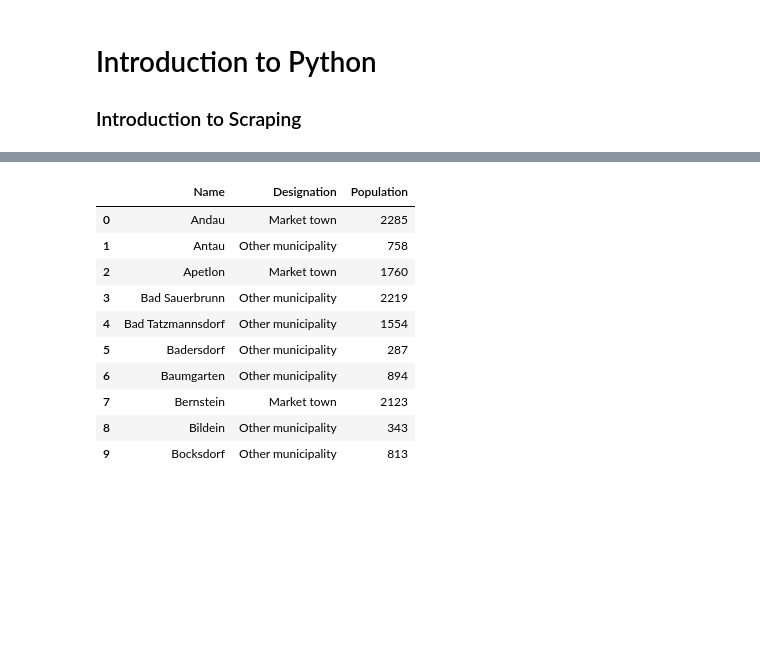
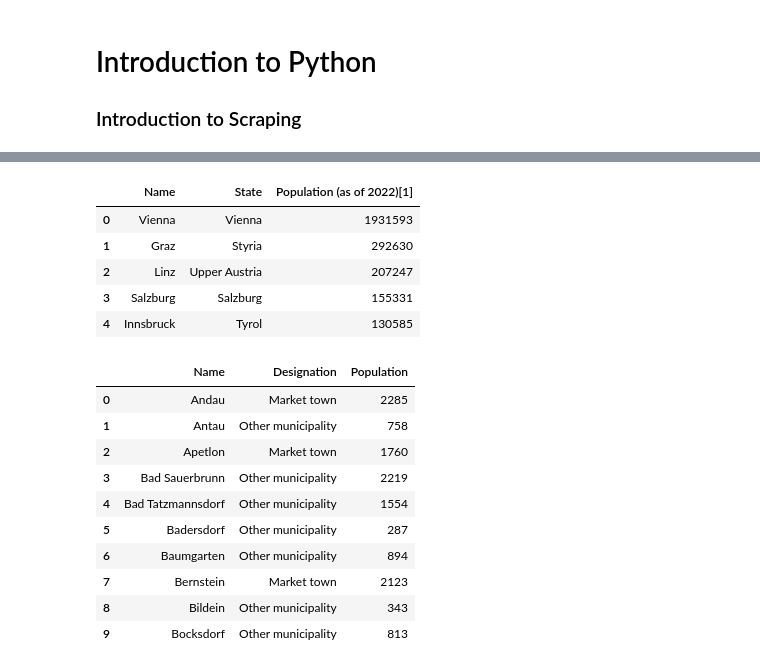
Before and after one commit to rsouza/Python_Course, a Jupyter notebook: Notebooks/Python_Tasks/13_Scraping.ipynb, the cells around one changed output, grey strips where cells are left out. Saved outputs shown, nothing was run; the diff lists cells and outputs as text; code cells hidden in the pictures; blank space fills up the shorter version.

```diff
--- a/Notebooks/Python_Tasks/13_Scraping.ipynb
+++ b/Notebooks/Python_Tasks/13_Scraping.ipynb
@@ -27,3 +33,12 @@ len(list_df_tables)
+# %%
+list_df_tables[0].head()
+# %% [output]
+|  | Name | State | Population (as of 2022)[1] |
+| 0 | Vienna | Vienna | 1931593 |
+| 1 | Graz | Styria | 292630 |
+| 2 | Linz | Upper Austria | 207247 |
+| 3 | Salzburg | Salzburg | 155331 |
+| 4 | Innsbruck | Tyrol | 130585 |
 # %%
 list_df_tables[1].head(10)
 # %% [output]
```
Also changed, not shown: parts of 62 cells of this notebook.
